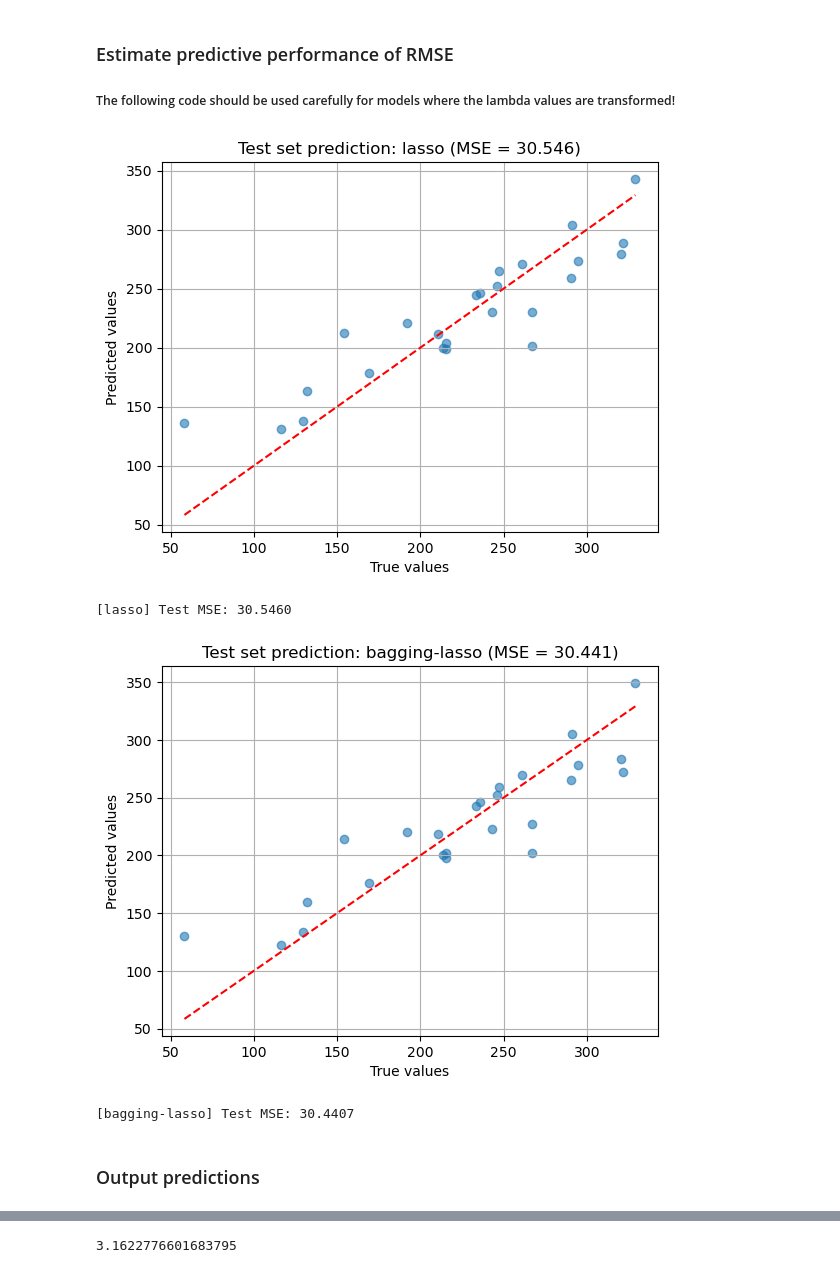
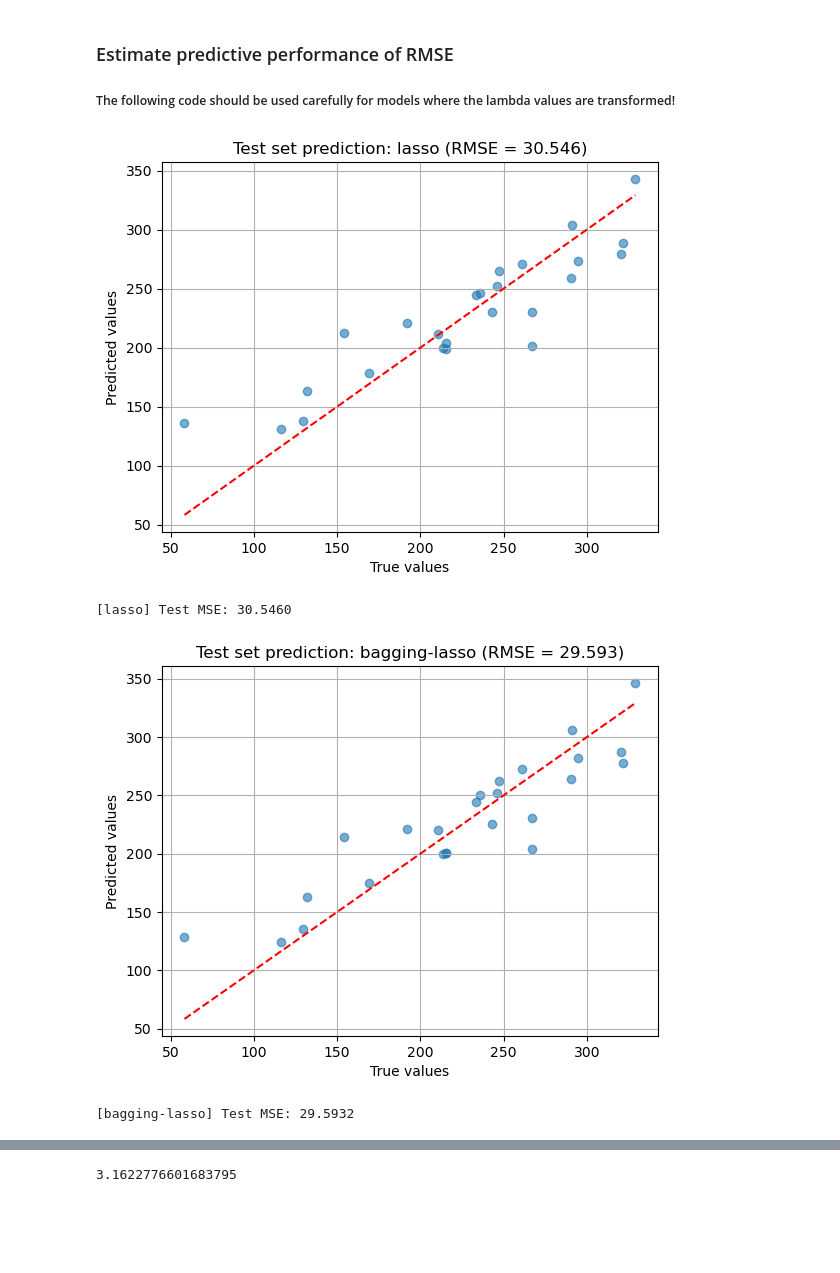
Before and after one commit to BjarkeErichsen/ComputationalDataAnalysisComp, a Jupyter notebook: main.ipynb, the cells around one changed output, grey strips where cells are left out. Drawn from its saved outputs; the diff is of its cells as text; code cells hidden in the pictures; blank space fills up the shorter version.

```diff
--- a/main.ipynb
+++ b/main.ipynb
@@ -713,17 +713,17 @@ for regr_mod in range(len(regression_models)):
     #Select the optimal lambda using the 1-std-rule
     Lambda_CV_1StdRule = lambdas[testError < min(testError) + testStd][-1]
     best_lambdas[regression_models[regr_mod]] = Lambda_CV_1StdRule
-    print("CV lambda 1 std rule %0.2f" % Lambda_CV_1StdRule)
+    print(f"CV lambda 1 std rule for {regression_models[regr_mod]} is {Lambda_CV_1StdRule}")
 
     plt.figure()
     plt.errorbar(lambdas, testError, testStd, marker='.', color='orange', markersize=10)
     plt.semilogx(lambdas, testError)
 
+    print(f"min val error is {min(testError)}. This is the RMSE")
     plt.xlabel("Lambda")
-    plt.ylabel("MSE (RSS per val label)")
+    plt.ylabel("RMSE")
     plt.title(f"{regression_models[regr_mod]}")
     plt.show()
-    print(f"min val error is {min(testError)}. This is the RSS divided per datapoint in the validation set. Ie. its MSE instead of RSS.")
 # %% [output]
 starting fold 0
 starting fold 1
@@ -772,7 +773,10 @@ def eval_data_on_testset(XTrain, YTrain, XTest, YTest):
     regression_models = ["lasso", "bagging-lasso"]
     yscores_test = {}
     RSS_test = {}
-
+    XTrain = XTrain.copy()
+    YTrain = YTrain.copy()
+    XTest = XTest.copy()
+    YTest = YTest.copy()
     #### STANDARDIZE
     if data_preprocessing_mode == "only_cont_values":
         scaler = StandardScaler()
@@ -794,40 +798,38 @@ def eval_data_on_testset(XTrain, YTrain, XTest, YTest):
             yscores = reg.predict(XTest)
 
         elif reg_model == "bagging-lasso":
-            n_estimators = 30
+            n_estimators = 100
             preds = []
             for _ in range(n_estimators):
                 indices = np.random.choice(len(XTrain), size=len(XTrain), replace=True)
                 X_boot = XTrain[indices]
                 y_boot = YTrain[indices]
                 reg = Lasso(alpha=best_lambda)
                 reg.fit(X_boot, y_boot)
                 preds.append(reg.predict(XTest))
             yscores = np.mean(preds, axis=0)
 
         yscores_test[reg_model] = yscores
         #RSS = np.sum((YTest - yscores) ** 2)
         RSS = np.sum((YTest - yscores)**2)
         RSS_test[reg_model] = np.sqrt(RSS / YTest.shape[0])
 
     for reg_model in regression_models:
         yscores = yscores_test[reg_model]
         RSS = RSS_test[reg_model]
 
         plt.figure()
         plt.scatter(YTest, yscores, alpha=0.6)
         plt.plot([YTest.min(), YTest.max()], [YTest.min(), YTest.max()], 'r--')
         plt.xlabel("True values")
         plt.ylabel("Predicted values")
-        plt.title(f"Test set prediction: {reg_model} (MSE = {RSS:.3f})")
+        plt.title(f"Test set prediction: {reg_model} (RMSE = {RSS:.3f})")
         plt.grid(True)
         plt.show()
         print(f"[{reg_model}] Test MSE: {RSS:.4f}")
 eval_data_on_testset(XTrain, YTrain, XTest, YTest)
 # %% [output]
-[figure, old version]
+[figure, new version]
 [lasso] Test MSE: 30.5460
-[figure, old version]
+[figure, new version]
-[bagging-lasso] Test MSE: 30.4407
+[bagging-lasso] Test MSE: 29.5932
-# %% [markdown]
-### Output predictions
```
Also changed, not shown: parts of 10 cells of this notebook, 1 other file.
